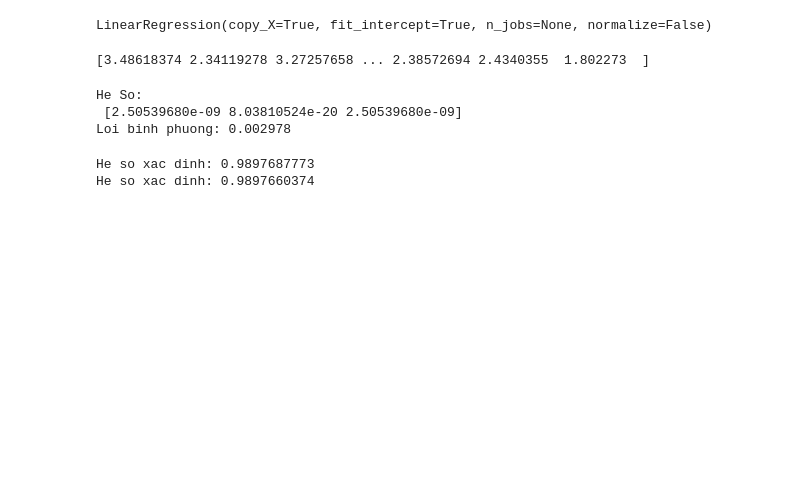
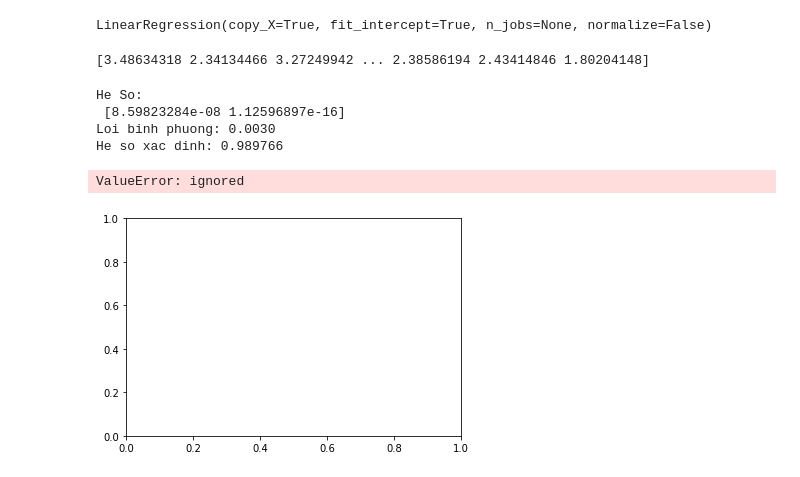
Before and after one commit to PhanQuangTan/CS114.K21, a Jupyter notebook: round3.ipynb, the cells around one changed output. Cells and saved outputs as stored; diff of their text form; code cells hidden in the pictures; blank space fills up the shorter version.

```diff
--- a/round3.ipynb
+++ b/round3.ipynb
@@ -24,7 +26,7 @@ def paretxt(fname):
   for line in open(fname, 'r'):
     yield eval(line)
 # %%
-file_name = '/content/drive/My Drive/Dataset/data3.txt'
+file_name = '/content/drive/My Drive/Dataset/data.txt'
 data = list(paretxt(file_name))
 # %%
 df = pd.DataFrame(data)
@@ -113 +105,5 @@ See the caveats in the documentation: https://pandas.pydata.org/pandas-docs/stab
+# %%
+X = df[['size', 'size^2']]
+y = df['time']
+X_train, X_test, y_train, y_test = train_test_split(X, y, test_size = 0.2, random_state = 0)
 # %%
@@ -171,25 +127,32 @@ print(X_3_train)
 from sklearn import linear_model
 regr = linear_model.LinearRegression()
 # %%
-regr.fit(X_3_train, y_3_train)
+regr.fit(X_train, y_train)
 # %% [output]
 LinearRegression(copy_X=True, fit_intercept=True, n_jobs=None, normalize=False)
 # %%
-pred_3 = regr.predict(X_3_test)
-print(pred_3)
+pred = regr.predict(X_test)
+print(pred)
 # %% [output]
-[3.48618374 2.34119278 3.27257658 ... 2.38572694 2.4340355  1.802273  ]
+[3.48634318 2.34134466 3.27249942 ... 2.38586194 2.43414846 1.80204148]
 # %%
 print('He So: \n', regr.coef_)
 from sklearn.metrics import mean_squared_error, r2_score
-print('Loi binh phuong: %.6f' % mean_squared_error(y_3_test, pred_3))
+print('Loi binh phuong: %.4f' % mean_squared_error(y_test, pred))
+print('He so xac dinh: %.6f' % r2_score(y_test, pred))
 # %% [output]
 He So:
- [2.50539680e-09 8.03810524e-20 2.50539680e-09]
-Loi binh phuong: 0.002978
+ [8.59823284e-08 1.12596897e-16]
+Loi binh phuong: 0.0030
+He so xac dinh: 0.989766
-# %%
-print('He so xac dinh: %.10f' % r2_score(y_test, pred))
-print('He so xac dinh: %.10f' % r2_score(y_3_test, pred_3))
-# %% [output]
-He so xac dinh: 0.9897687773
-He so xac dinh: 0.9897660374
+# %%
+plt.scatter(X_test, y_test,  color='black')
+plt.plot(X_test, pred, color='blue', linewidth=3)
+
+plt.xticks(())
+plt.yticks(())
+
+plt.show()
+# %% [output]
+ValueError: ignored
+[figure, added]
```
Also changed, not shown: parts of 13 cells of this notebook.
